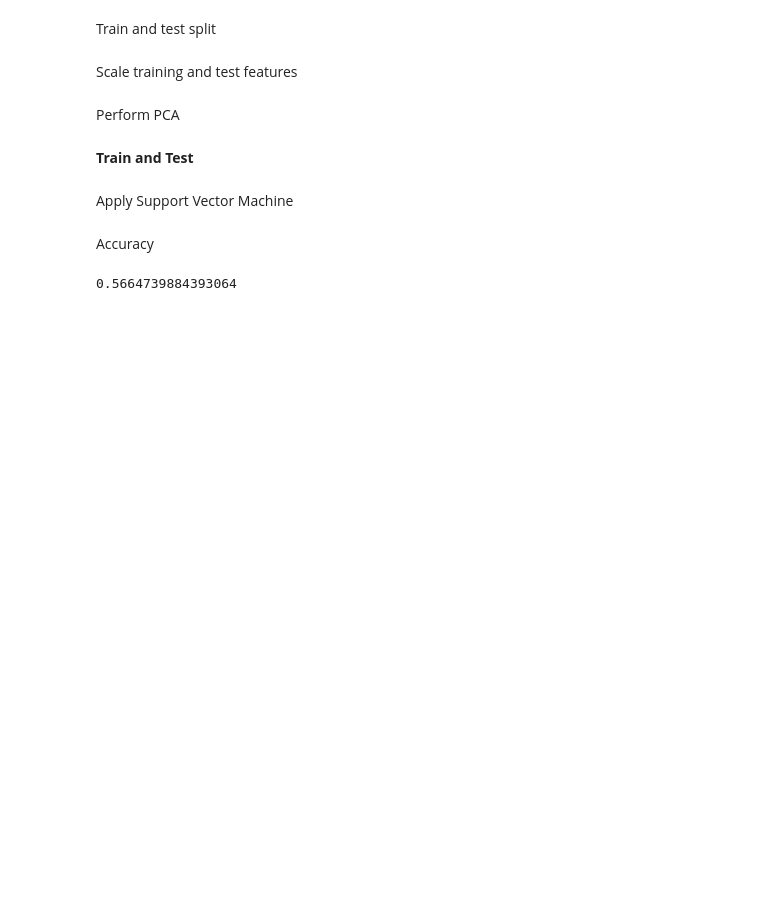
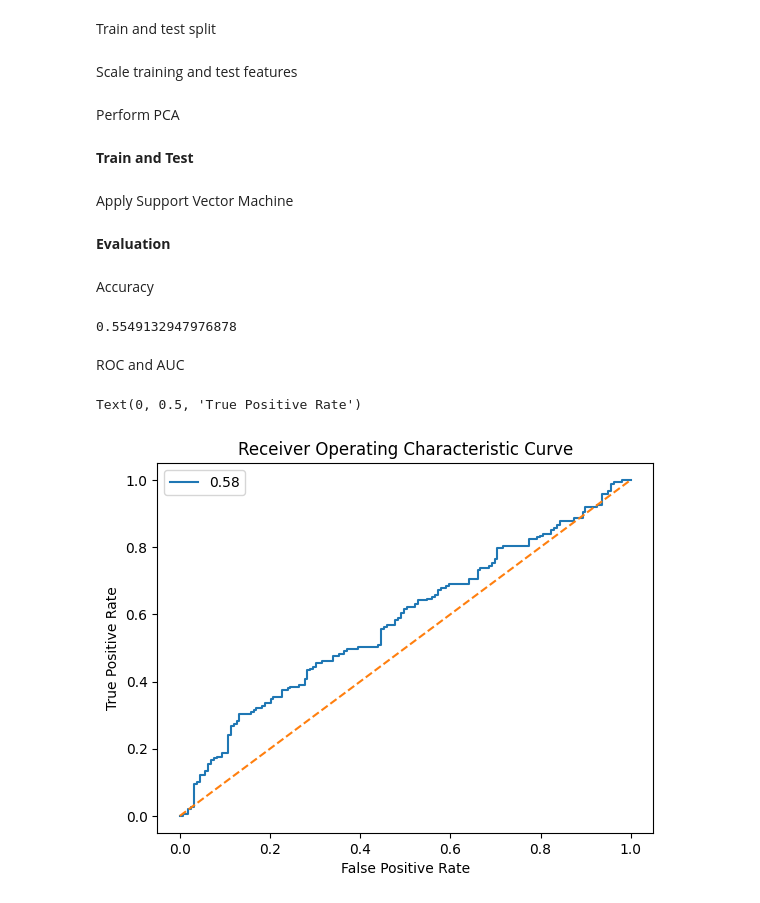
Before and after one commit to anshumankathail/Naive-Bees, a Jupyter notebook: Build_model.ipynb, the cells around one changed output. Drawn from its saved outputs; the diff is of its cells as text; code cells hidden in the pictures; blank space fills up the shorter version.

Commit message:
Add: Plot ROC curve and calculate AUC

```diff
--- a/Build_model.ipynb
+++ b/Build_model.ipynb
@@ -15,7 +17,7 @@ feature_matrix = np.load("feature_matrix.npy")
 X = feature_matrix[:, :-1]
 y = feature_matrix[:, -1]
 
-X_train, X_test, y_train, y_test = train_test_split(X, y, test_size=0.25, random_state=42)
+X_train, X_test, y_train, y_test = train_test_split(X, y, test_size=0.3, random_state=42)
 # %% [markdown]
 Scale training and test features
 # %%
@@ -26,7 +28,7 @@ X_test_ss = ss.fit_transform(X_test)
 # %% [markdown]
 Perform PCA
 # %%
-pca = PCA(n_components=288)
+pca = PCA(n_components=346)
 
 X_train_pca = pca.fit_transform(X_train_ss)
 X_test_pca = pca.fit_transform(X_test_ss)
@@ -40,9 +42,32 @@ svm = SVC(kernel="linear", probability=True, random_state=42)
 svm.fit(X_train_pca, y_train)
 
 y_pred = svm.predict(X_test_pca)
+# %% [markdown]
+<strong>Evaluation<strong>
 # %% [markdown]
 Accuracy
 # %%
 accuracy_score(y_test, y_pred)
 # %% [output]
-0.5664739884393064
+0.5549132947976878
+# %% [markdown]
+ROC and AUC
+# %%
+y_test_prob = svm.predict_proba(X_test_pca)
+
+apis_prob = y_test_prob[:, 0]
+
+fpr, tpr, threshold = roc_curve(y_test, apis_prob, pos_label=0)
+
+roc_auc = auc(fpr, tpr)
+
+roc_plot = plt.plot(fpr, tpr, label=f"{roc_auc:0.2f}")
+
+plt.legend(loc=0)
+plt.plot([0, 1], [0, 1], ls='--')
+plt.xlabel("False Positive Rate")
+plt.ylabel("True Positive Rate")
+plt.title("Receiver Operating Characteristic Curve")
+# %% [output]
+Text(0, 0.5, 'True Positive Rate')
+[figure, added]
```
Also changed, not shown: parts of 1 cell of this notebook.
